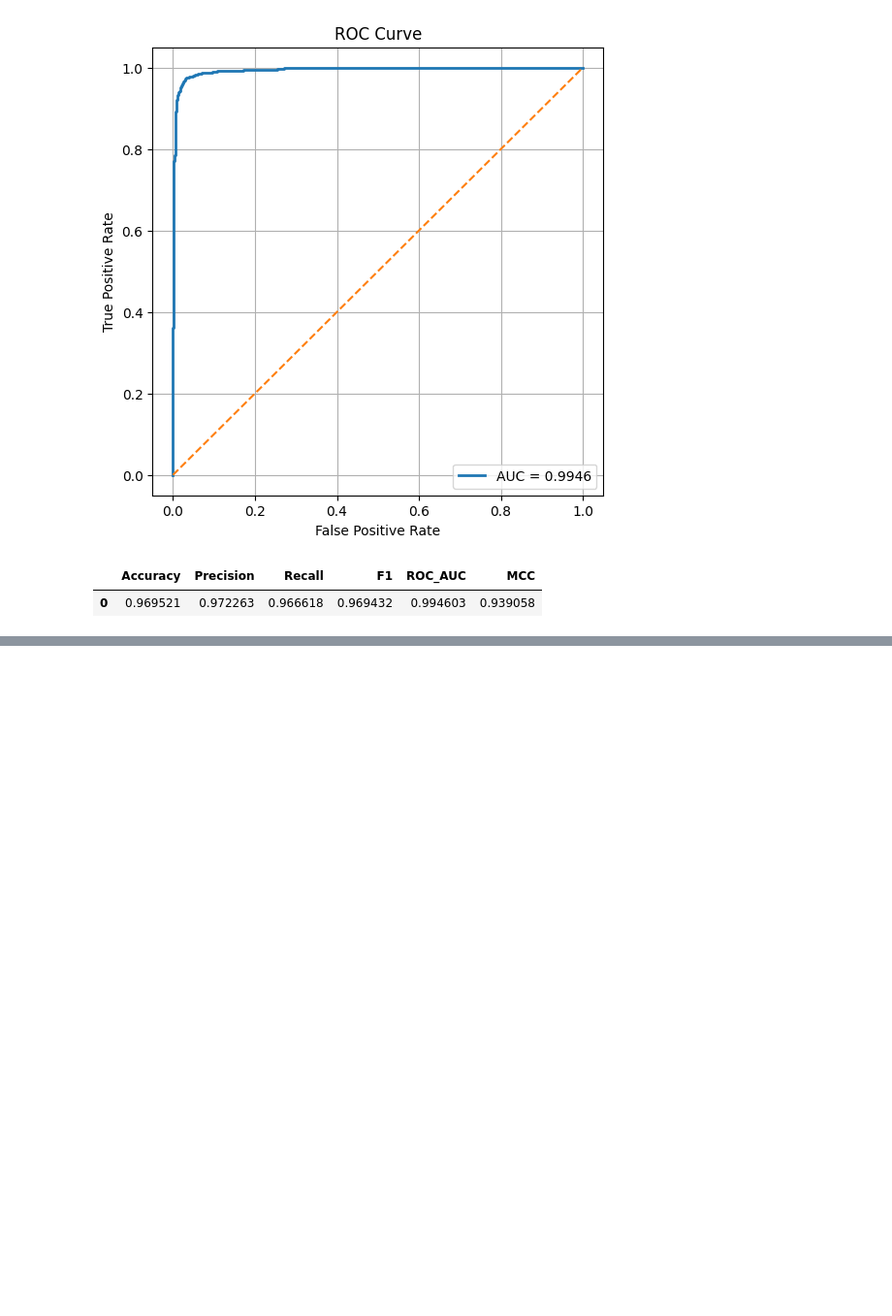
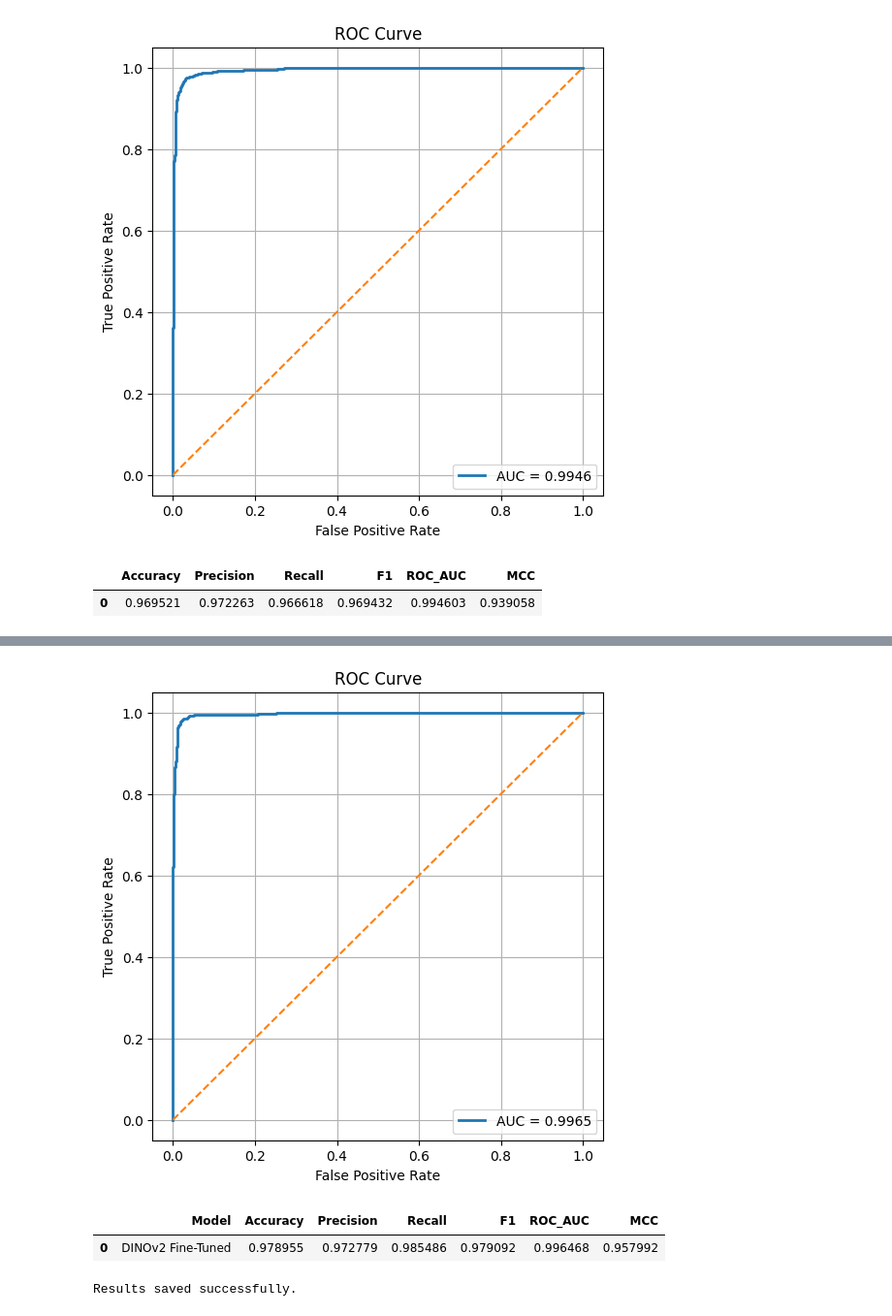
Before and after one commit to IremOzbek/Malaria_DINOv2-performansAnalizi, a Jupyter notebook: DINOv2_Frozen.ipynb, the cells around one changed output, grey strips where cells are left out. Shown at 97% size. Saved outputs shown, nothing was run; the diff lists cells and outputs as text; code cells hidden in the pictures; blank space fills up the shorter version.

```diff
--- a/DINOv2_Frozen.ipynb
+++ b/DINOv2_Frozen.ipynb
@@ -1515,0 +2230,73 @@ results.to_csv(
+# %%
+from sklearn.metrics import roc_curve
+
+fpr, tpr, thresholds = roc_curve(
+    test_labels,
+    test_probs
+)
+
+plt.figure(figsize=(6,6))
+
+plt.plot(
+    fpr,
+    tpr,
+    linewidth=2,
+    label=f"AUC = {test_auc:.4f}"
+)
+
+plt.plot(
+    [0,1],
+    [0,1],
+    linestyle="--"
+)
+
+plt.xlabel("False Positive Rate")
+
+plt.ylabel("True Positive Rate")
+
+plt.title("ROC Curve")
+
+plt.legend()
+
+plt.grid(True)
+
+plt.show()
+# %% [output]
+[figure, added]
+# %%
+import pandas as pd
+
+results = pd.DataFrame({
+
+    "Model":["DINOv2 Fine-Tuned"],
+
+    "Accuracy":[test_acc],
+
+    "Precision":[test_precision],
+
+    "Recall":[test_recall],
+
+    "F1":[test_f1],
+
+    "ROC_AUC":[test_auc],
+
+    "MCC":[test_mcc]
+
+})
+
+results
+# %% [output]
+|  | Model | Accuracy | Precision | Recall | F1 | ROC_AUC | MCC |
+| 0 | DINOv2 Fine-Tuned | 0.978955 | 0.972779 | 0.985486 | 0.979092 | 0.996468 | 0.957992 |
+# %%
+results.to_csv(
+
+    "dinov2_finetuned_results.csv",
+
+    index=False
+
+)
+
+print("Results saved successfully.")
+# %% [output]
+Results saved successfully.
```
Also changed, not shown: parts of 38 cells of this notebook.
